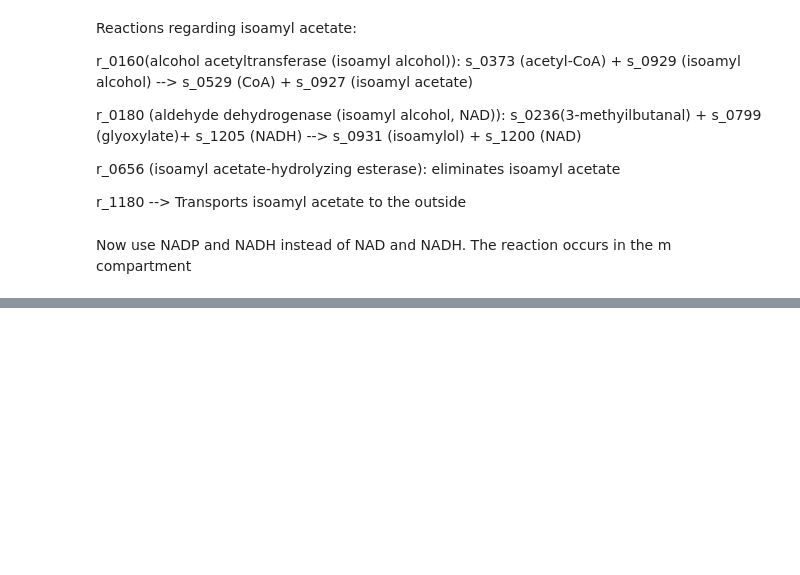
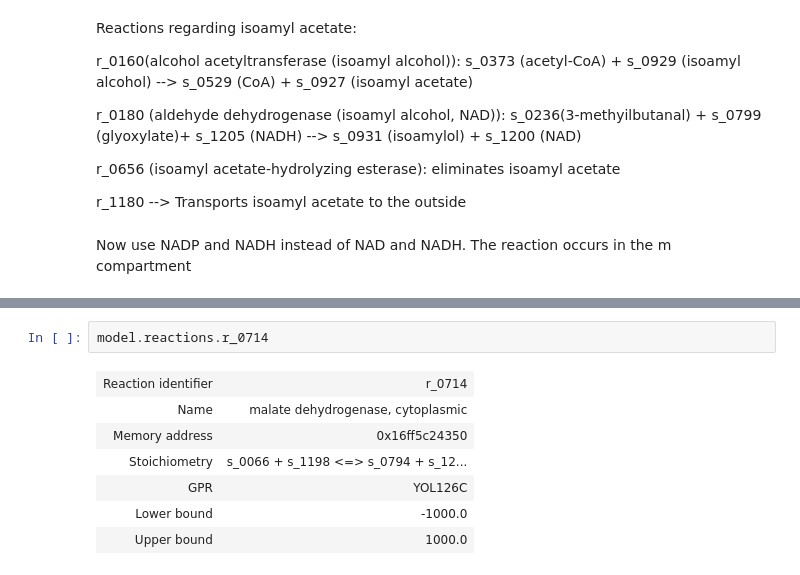
Before and after one commit to 27410/group-assingment-team11, a Jupyter notebook: 06_Co-factor_swap.ipynb, the cells around one changed output, grey strips where cells are left out. Drawn from its saved outputs; the diff is of its cells as text; blank space fills up the shorter version.

```diff
--- a/06_Co-factor_swap.ipynb
+++ b/06_Co-factor_swap.ipynb
@@ -113,0 +118,10 @@ target type: cofactor-swap
+# %%
+model.reactions.r_0714
+# %% [output]
+| Reaction identifier | r_0714 |
+| Name | malate dehydrogenase, cytoplasmic |
+| Memory address | 0x16ff5c24350 |
+| Stoichiometry | s_0066 + s_1198 <=> s_0794 + s_12... |
+| GPR | YOL126C |
+| Lower bound | -1000.0 |
+| Upper bound | 1000.0 |
```
Also changed, not shown: parts of 22 cells of this notebook, 4 other files.
